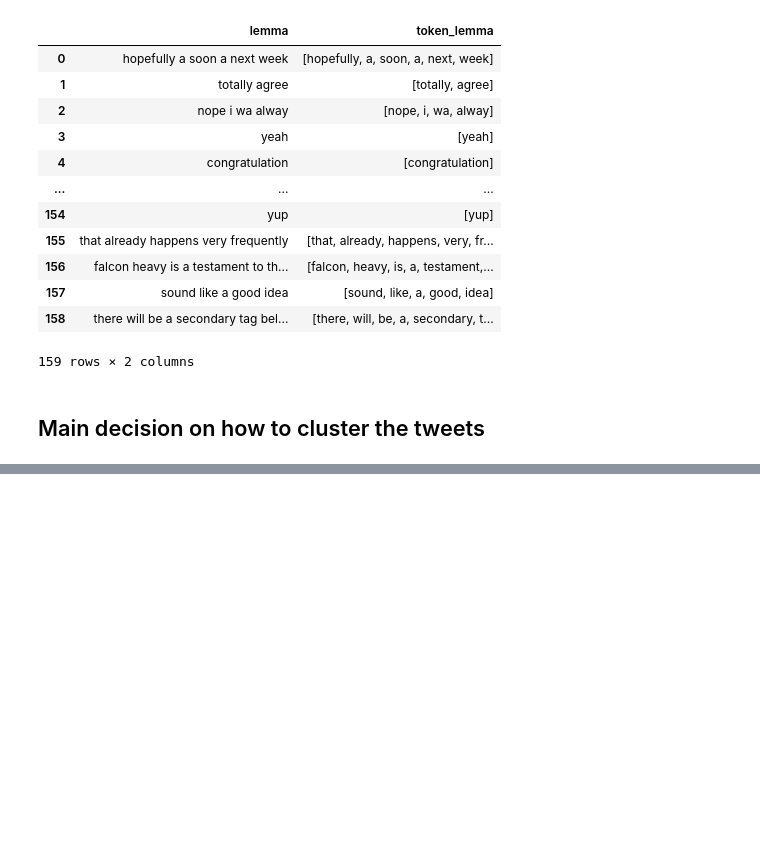
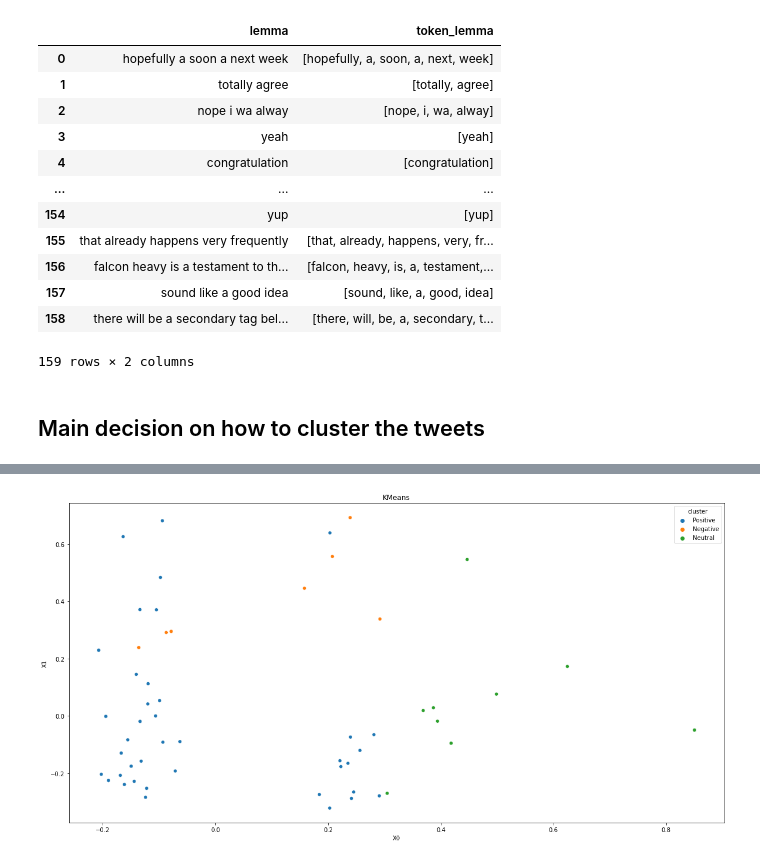
Before and after one commit to vsahasrabudhe96/TwitterSentimentAnalysis, a Jupyter notebook: Notebooks/data.ipynb, the cells around one changed output, grey strips where cells are left out. Drawn from its saved outputs; the diff is of its cells as text; code cells hidden in the pictures; blank space fills up the shorter version.

Commit message:
Clustering and saving model

```diff
--- a/Notebooks/data.ipynb
+++ b/Notebooks/data.ipynb
@@ -288,0 +306,10 @@ final_df
+# %%
+CT = CountVectorizer()
+X = CT.fit_transform(df['lemma'])
+# %%
+kmeans = KMeans(n_clusters=3,random_state=42,init='k-means++',max_iter=100,n_init=1)
+kmeans.fit(X)
+c1 = kmeans.predict(X)
+print(c1)
+clusters = kmeans.labels_
+print(clusters)
@@ -288,0 +327,15 @@ final_df
+# %%
+df['cluster'] = clusters
+# %%
+pca = PCA(n_components=2,random_state=42)
+
+pca_vecs = pca.fit_transform(X.toarray())
+
+x0 = pca_vecs[:,0]
+x1 = pca_vecs[:,1]
+df['x0'] = x0
+df['x1'] = x1
+
+cluster_map = {0:'Negative',1:"Positive",2:"Neutral"}
+
+df['cluster'] = df['cluster'].map(cluster_map)
@@ -288,0 +358,14 @@ final_df
+# %%
+plt.figure(figsize=(20,10))
+
+plt.title("KMeans")
+
+plt.xlabel("X0")
+plt.ylabel("X1")
+
+
+sns.scatterplot(data=df,x = 'x0',y='x1',hue='cluster')
+
+plt.show()
+# %% [output]
+[figure, added]
```
Also changed, not shown: parts of 13 cells of this notebook, 5 other files.
